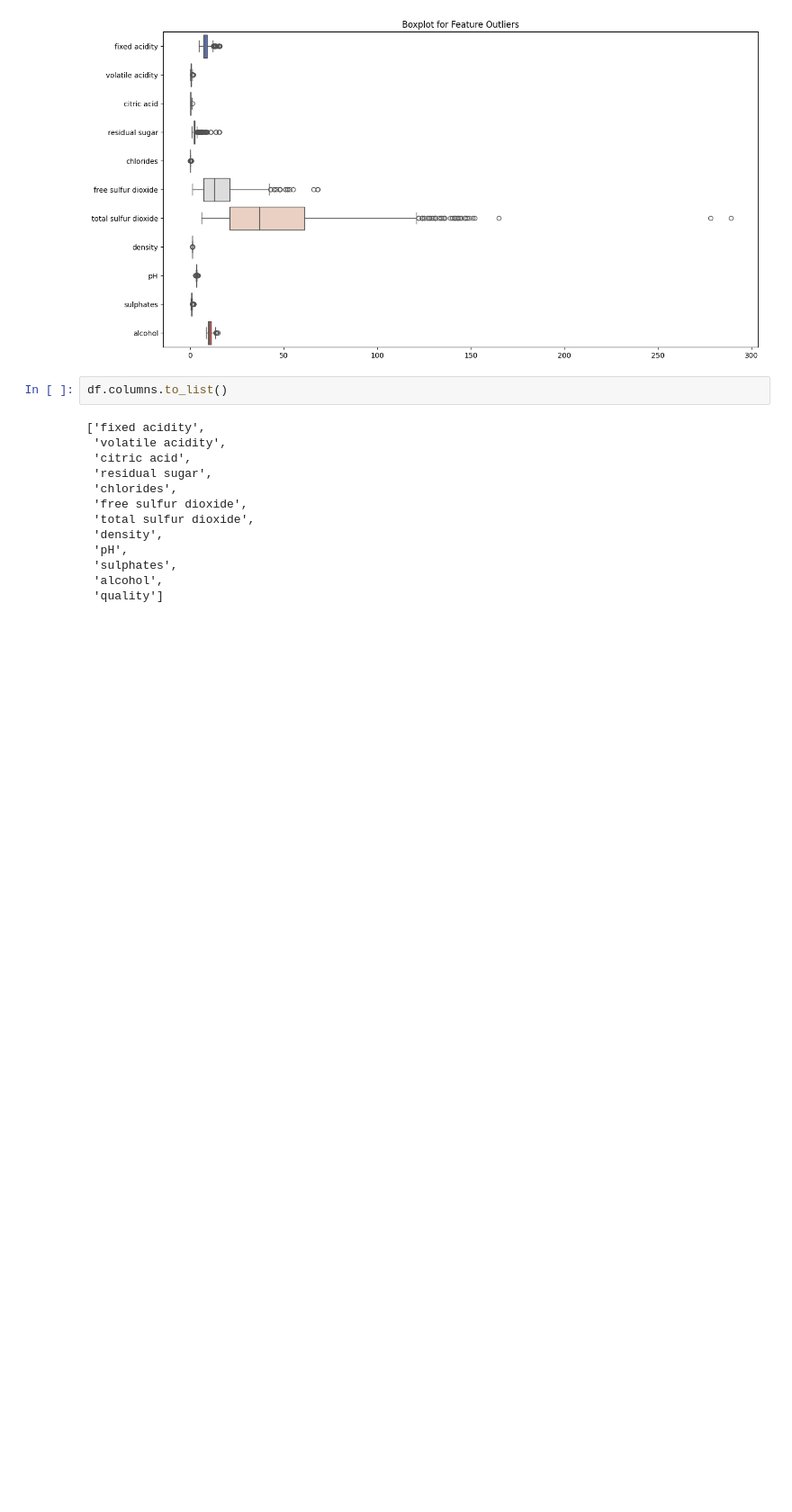
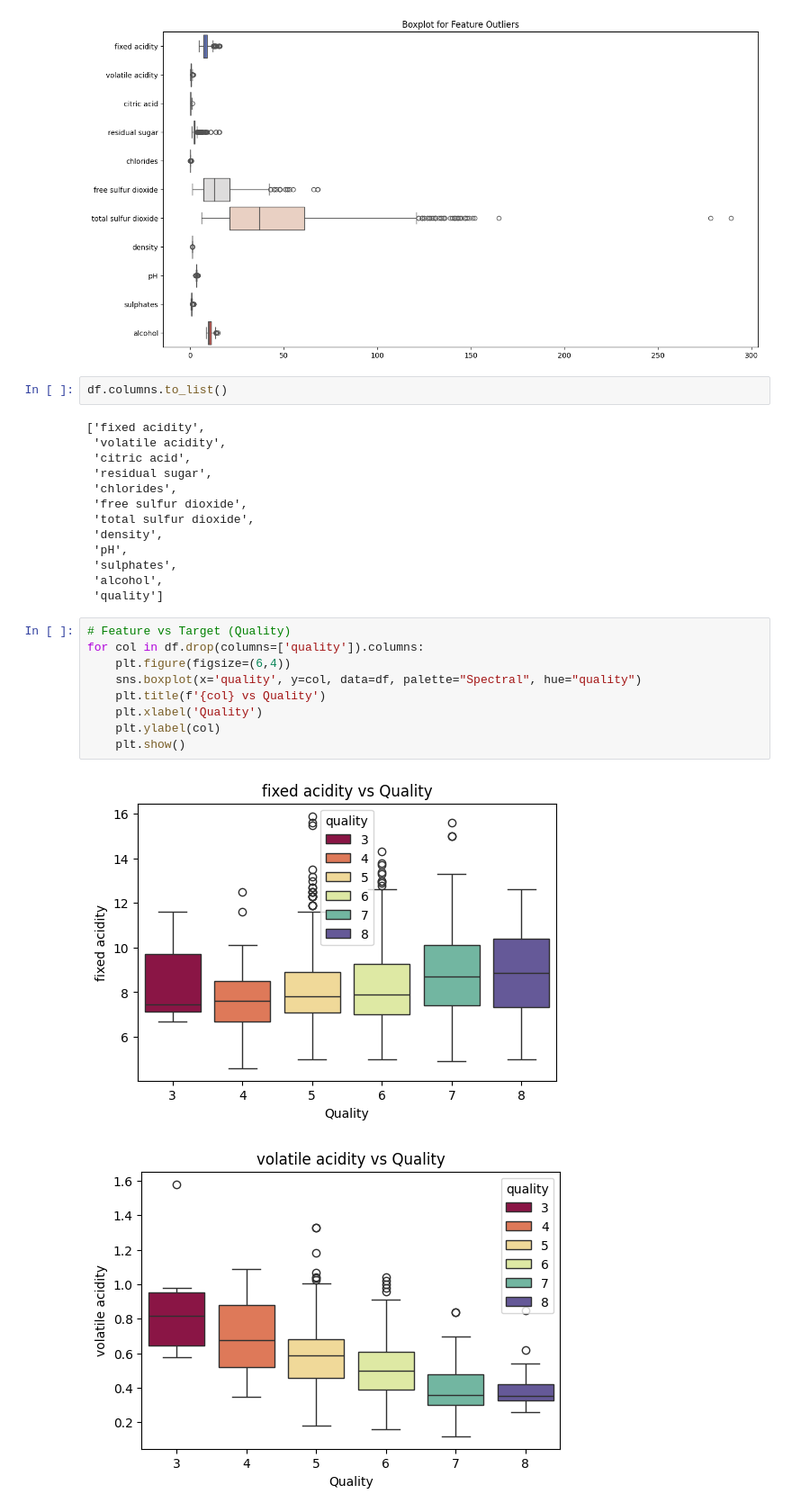
Before and after one commit to KG1234567/EDA_Practice, a Jupyter notebook: EDA/EDA-3.ipynb, the cells around one changed output. Shown at 90% size. Saved outputs shown, nothing was run; the diff lists cells and outputs as text; blank space fills up the shorter version.

Commit message:
added plots

```diff
--- a/EDA/EDA-3.ipynb
+++ b/EDA/EDA-3.ipynb
@@ -135,3 +135,15 @@ df.columns.to_list()
  'sulphates',
  'alcohol',
  'quality']
+# %%
+# Feature vs Target (Quality)
+for col in df.drop(columns=['quality']).columns:
+    plt.figure(figsize=(6,4))
+    sns.boxplot(x='quality', y=col, data=df, palette="Spectral", hue="quality")
+    plt.title(f'{col} vs Quality')
+    plt.xlabel('Quality')
+    plt.ylabel(col)
+    plt.show()
+# %% [output]
+[figure, added]
+[figure, added]
```
Also changed, not shown: parts of 1 cell of this notebook.
